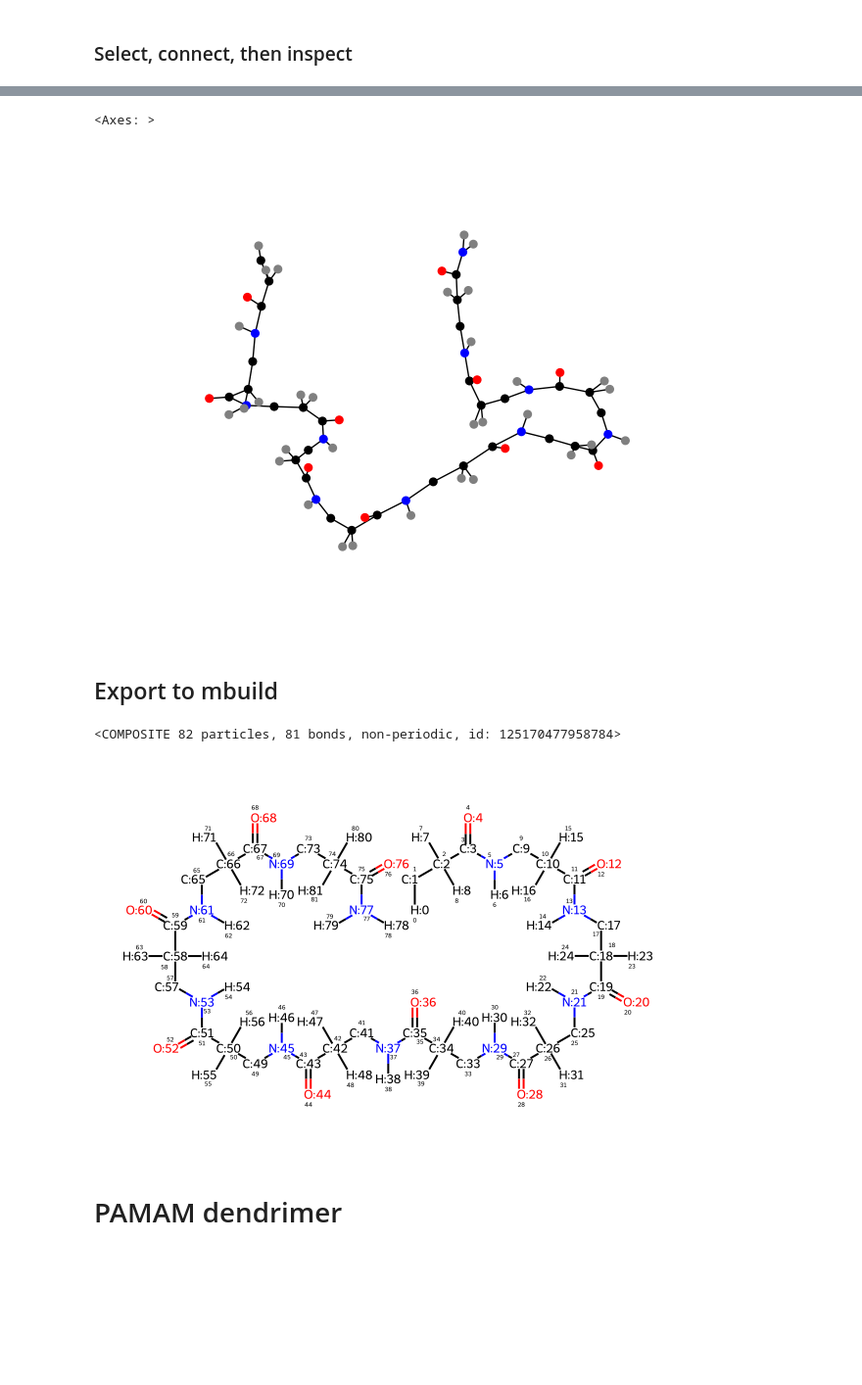
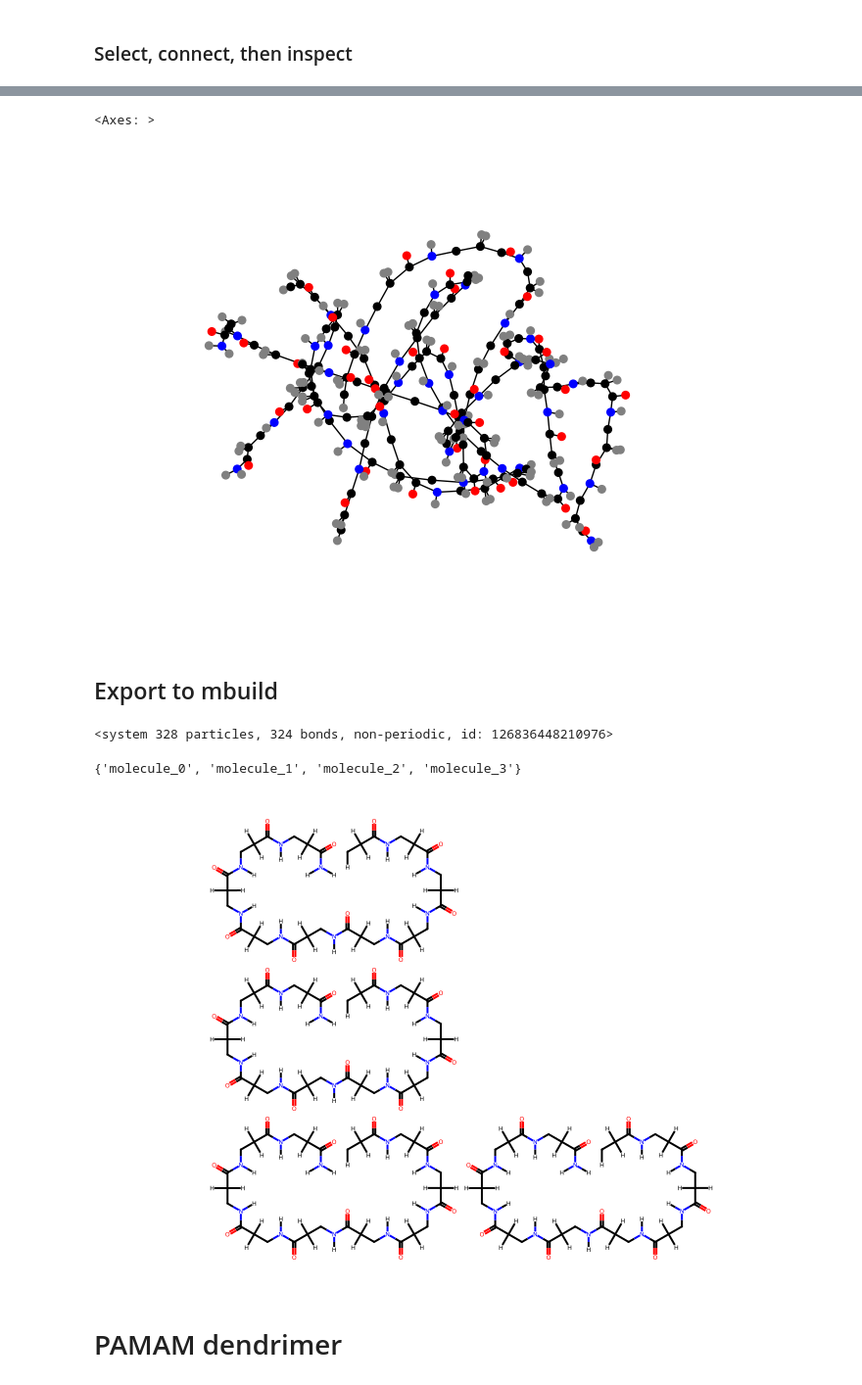
Before and after one commit to MuPT-hub/mupt-examples, a Jupyter notebook: examples-new/mupt_systems_and_mbuild.ipynb, the cells around one changed output, grey strips where cells are left out. Shown at 98% size. Drawn from its saved outputs; the diff is of its cells as text; code cells hidden in the pictures; blank space fills up the shorter version.

Commit message:
Added demonstration of new 'preserve_intermediates' option in mupt_to_mbuild exporter

```diff
--- a/examples-new/mupt_systems_and_mbuild.ipynb
+++ b/examples-new/mupt_systems_and_mbuild.ipynb
@@ -55,15 +56,23 @@ nx_draw(
 # %% [markdown]
 ### Select, connect, then inspect
 # %%
-predicate : NodePredicate[Primitive] = lambda prim : is_atom(prim) and prim.element.symbol != 'H'
-predicate : NodePredicate[Primitive] = lambda prim: isinstance(prim.parent, CompositePrimitive)
+# predicate : NodePredicate[Primitive] = lambda prim : is_atom(prim) and prim.element.symbol != 'H'
+# predicate : NodePredicate[Primitive] = lambda prim: isinstance(prim.parent, CompositePrimitive)
+# predicate : NodePredicate[Primitive] = is_superatomic
 predicate : NodePredicate[Primitive] = is_atom
 # %%
-molprim = CompositePrimitive()
-molprim.populate_from_topology_and_lexicon(sequence_graph, lexicon, label_attr=label_attr)
-xsec = molprim.cross_section(predicate)
+molprim_prototype = CompositePrimitive()
+molprim_prototype.populate_from_topology_and_lexicon(
+    sequence_graph,
+    lexicon,
+    label_attr=label_attr,
+)
 
-print(f'{len(list(connected_components(xsec)))} molecules')
+system = RootPrimitive(label='system')
+for i in range(num_mols):
+    molprim = molprim_prototype.copy()
+    molprim.label = f'molecule_{i}'
+    system.attach_child(molprim)
 # %% [output]
 INFO:mupt.mupr.connection.linking:Paired up 9 new edges after 1 iteration(s); 0/9 edges remain unpaired
 INFO:mupt.mupr.connection.linking:Linking protocol successful! 9/9 edges were assigned Connector pairings
@@ -71,21 +84,39 @@ INFO:mupt.mupr.connection.linking:Linking protocol successful! 9/9 edges were as
 # %%
 pos = spring_layout(xsec, dim=2)
-molprim.visualize_cross_section(xsec, pos=pos, with_labels=False, node_size=30)
+system.visualize_cross_section(xsec, pos=pos, with_labels=False, node_size=30)
 # %% [output]
 <Axes: >
-[figure, old version]
+[figure, new version]
 # %% [markdown]
 ## Export to mbuild
 # %%
-compound = primitive_to_mbuild(molprim, predicate=predicate)
+compound = primitive_to_mbuild(
+    system,
+    predicate=predicate,
+    # set False (default) to have Particles directly on Compound
+    preserve_intermediates=True,
+)
 ... # insert downstream code here
 print(compound)
 # %% [output]
-<COMPOSITE 82 particles, 81 bonds, non-periodic, id: 125170477958784>
+<system 328 particles, 324 bonds, non-periodic, id: 126836448210976>
+# %%
+# inspect direct descendants of "root" Compound which is returned
+display(set(subcomp.name for subcomp in compound.children))
+# %% [output]
+{'molecule_0', 'molecule_1', 'molecule_2', 'molecule_3'}
 # %%
-display(compound.to_rdkit())
+from mupt.chemistry.rdkit.depiction import set_rdkdraw_size, hide_atom_indices
+
+set_rdkdraw_size(500, 3/2)
+hide_atom_indices()
+
+mols = compound.to_rdkit()
+for atom in mols.GetAtoms():
+    atom.ClearProp('atomLabel')
+display(mols)
 # %% [output]
-[figure, old version]
+[figure, new version]
 # %% [markdown]
 # PAMAM dendrimer
 # %%
```
Also changed, not shown: parts of 11 cells of this notebook.
